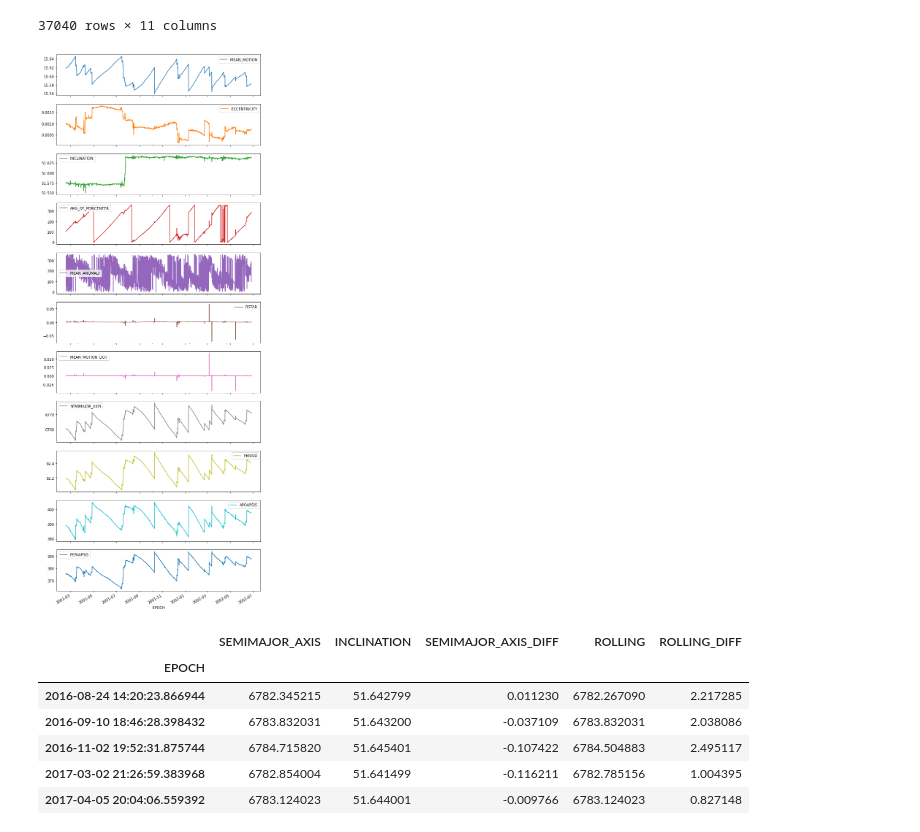
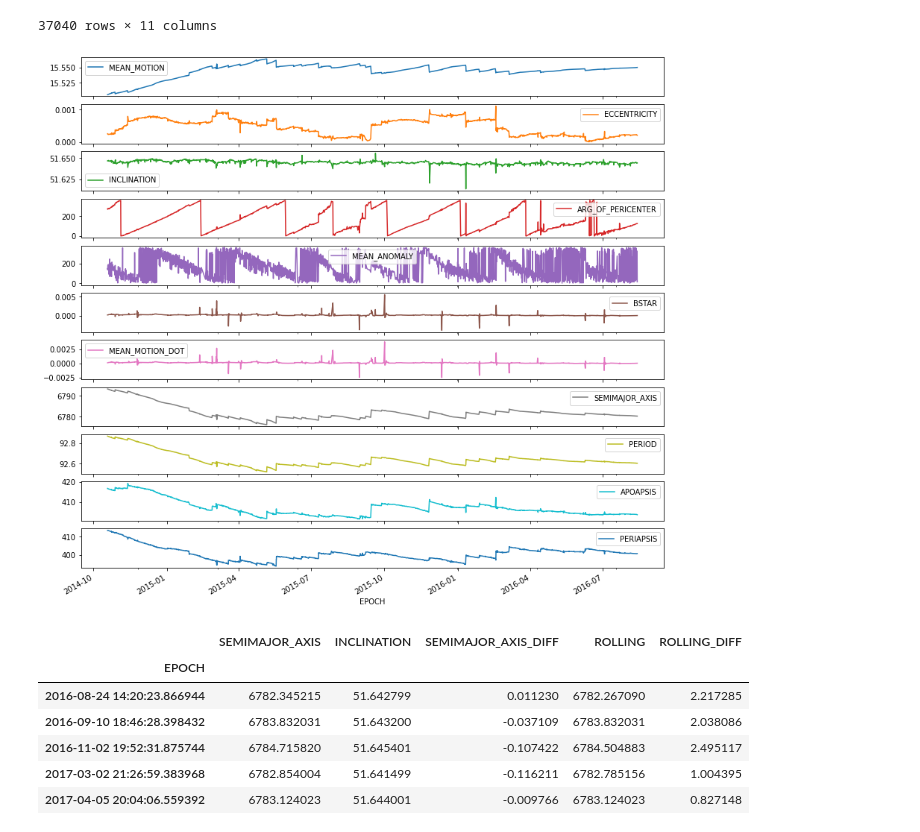
Before and after one commit to mads-hatters/SIADS-591-Orbital-Congestion, a Jupyter notebook: playground/tim_detect_maneuver/iss.ipynb, the cells around one changed output. Drawn from its saved outputs; the diff is of its cells as text; code cells hidden in the pictures.

```diff
--- a/playground/tim_detect_maneuver/iss.ipynb
+++ b/playground/tim_detect_maneuver/iss.ipynb
@@ -32,9 +33,9 @@ df
 | 2021-01-18 10:10:30.423072 | 15.492994 | 0.000026 | 51.646702 | 274.225494 | 184.500107 | 0.000018 | 0.000006 | ... |
 37040 rows × 11 columns
 # %%
-df[3000:5000].plot(subplots=True,figsize=(10,30));
+df[27500:30000].plot(subplots=True,figsize=(14,14));
 # %% [output]
-[figure, old version]
+[figure, new version]
 # %%
 # test = df[30000:32500].copy()
 # test = test[['SEMIMAJOR_AXIS','INCLINATION']]
```
Also changed, not shown: parts of 1 cell of this notebook, 25 other files.
